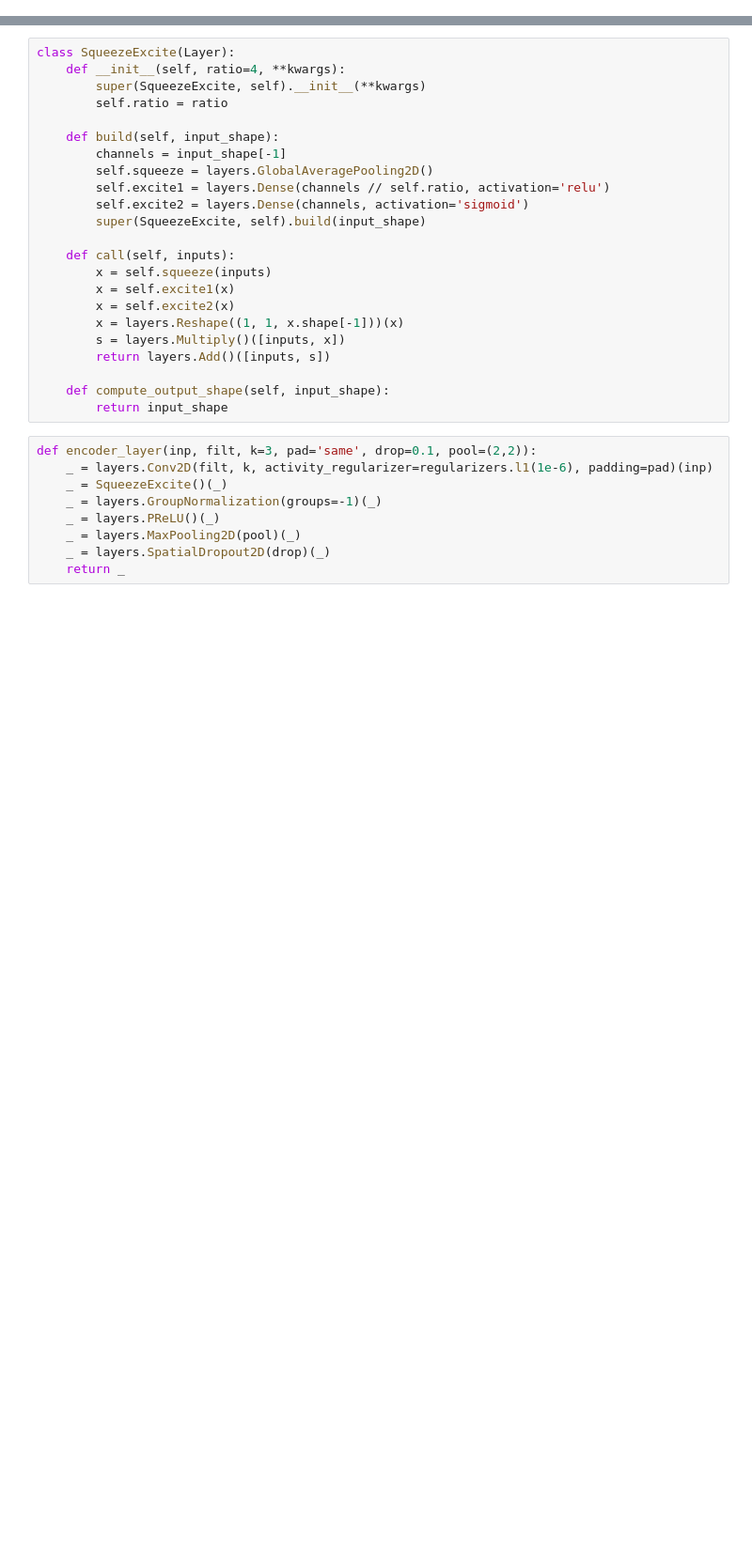
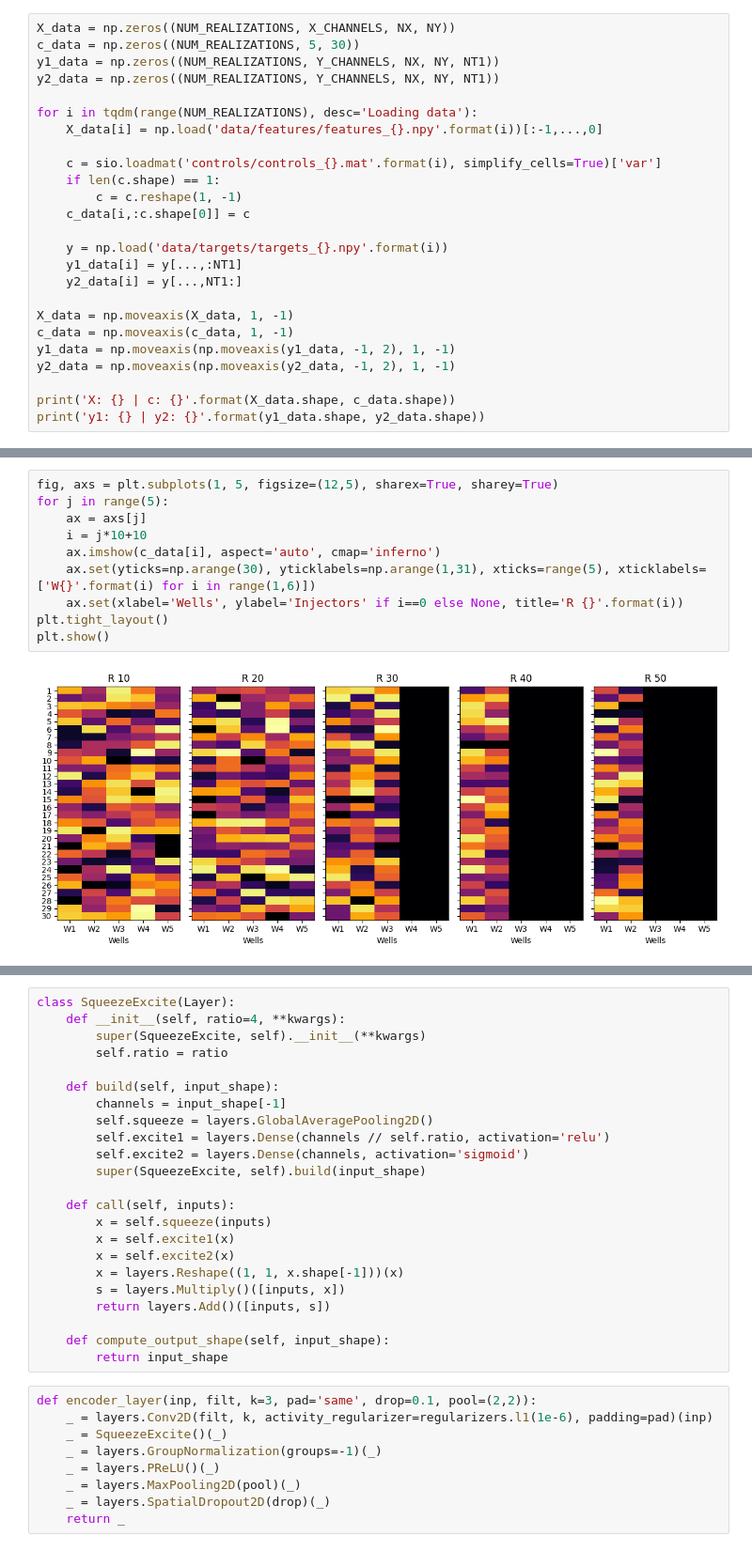
Before and after one commit to misaelmmorales/Placement-Control-Optim-CO2, a Jupyter notebook: SlopingAquifer/slopingaquifer.ipynb, the cells around one changed output, grey strips where cells are left out. Shown at 94% size. Cells and saved outputs as stored; diff of their text form; blank space fills up the shorter version.

```diff
--- a/SlopingAquifer/slopingaquifer.ipynb
+++ b/SlopingAquifer/slopingaquifer.ipynb
@@ -11,0 +32,25 @@ from keras import layers, regularizers, optimizers, losses, metrics, callbacks
+# %%
+X_data = np.zeros((NUM_REALIZATIONS, X_CHANNELS, NX, NY))
+c_data = np.zeros((NUM_REALIZATIONS, 5, 30))
+y1_data = np.zeros((NUM_REALIZATIONS, Y_CHANNELS, NX, NY, NT1))
+y2_data = np.zeros((NUM_REALIZATIONS, Y_CHANNELS, NX, NY, NT1))
+
+for i in tqdm(range(NUM_REALIZATIONS), desc='Loading data'):
+    X_data[i] = np.load('data/features/features_{}.npy'.format(i))[:-1,...,0]
+
+    c = sio.loadmat('controls/controls_{}.mat'.format(i), simplify_cells=True)['var']
+    if len(c.shape) == 1:
+        c = c.reshape(1, -1)
+    c_data[i,:c.shape[0]] = c
+
+    y = np.load('data/targets/targets_{}.npy'.format(i))
+    y1_data[i] = y[...,:NT1]
+    y2_data[i] = y[...,NT1:]
+
+X_data = np.moveaxis(X_data, 1, -1)
+c_data = np.moveaxis(c_data, 1, -1)
+y1_data = np.moveaxis(np.moveaxis(y1_data, -1, 2), 1, -1)
+y2_data = np.moveaxis(np.moveaxis(y2_data, -1, 2), 1, -1)
+
+print('X: {} | c: {}'.format(X_data.shape, c_data.shape))
+print('y1: {} | y2: {}'.format(y1_data.shape, y2_data.shape))
@@ -11,0 +85,12 @@ from keras import layers, regularizers, optimizers, losses, metrics, callbacks
+# %%
+fig, axs = plt.subplots(1, 5, figsize=(12,5), sharex=True, sharey=True)
+for j in range(5):
+    ax = axs[j]
+    i = j*10+10
+    ax.imshow(c_data[i], aspect='auto', cmap='inferno')
+    ax.set(yticks=np.arange(30), yticklabels=np.arange(1,31), xticks=range(5), xticklabels=['W{}'.format(i) for i in range(1,6)])
+    ax.set(xlabel='Wells', ylabel='Injectors' if i==0 else None, title='R {}'.format(i))
+plt.tight_layout()
+plt.show()
+# %% [output]
+[figure, added]
```
Also changed, not shown: parts of 13 cells of this notebook.
